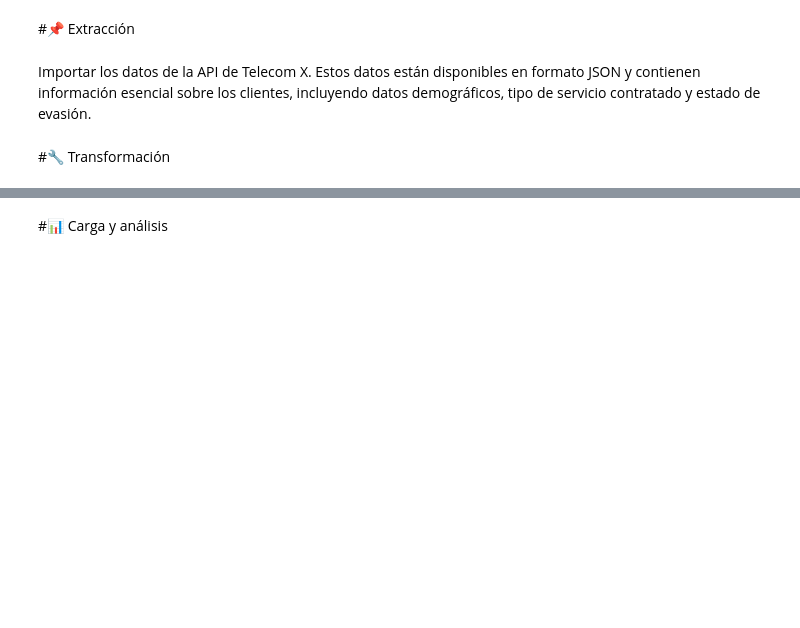
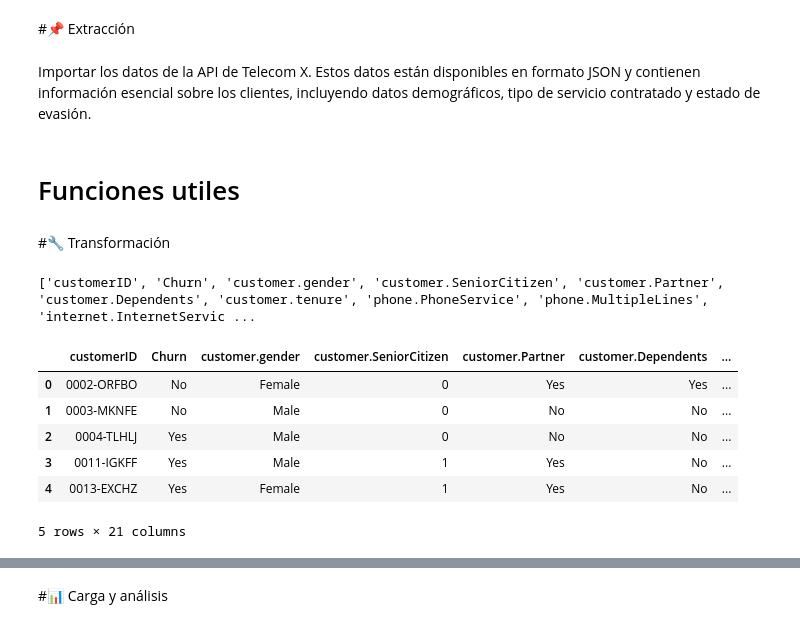
Before and after one commit to GiladitasdL/Desafio-Telecom-X-Parte-1, a Jupyter notebook: TelecomX_LATAM_Eleonora.ipynb, the cells around one changed output, grey strips where cells are left out. Drawn from its saved outputs; the diff is of its cells as text; code cells hidden in the pictures; blank space fills up the shorter version.

```diff
--- a/TelecomX_LATAM_Eleonora.ipynb
+++ b/TelecomX_LATAM_Eleonora.ipynb
@@ -6,0 +21,2 @@
+# %% [markdown]
+# Funciones utiles
@@ -7,2 +91,29 @@
 # %% [markdown]
 #🔧 Transformación
+# %%
+
+df_usuarios = pd.json_normalize(data, sep='.')
+
+#['customerID', 'Churn', 'customer.gender', 'customer.SeniorCitizen', 'customer.Partner', ...]
+print(df_usuarios.columns.tolist())
+
+col_enteros = [ 'customer.tenure']
+col_decimal = ['account.Charges.Monthly', 'account.Charges.Total']
+
+#Reemplazar los espacios vacios de columnas numéricas
+df_usuarios[col_decimal] = df_usuarios[col_decimal].replace(' ', np.nan)
+#Tipos correctos de datos
+df_usuarios[col_enteros] = df_usuarios[col_enteros].astype(np.int64)
+df_usuarios[col_decimal] = df_usuarios[col_decimal].astype(np.float64)
+
+#df completo
+df_usuarios.head()
+# %% [output]
+['customerID', 'Churn', 'customer.gender', 'customer.SeniorCitizen', 'customer.Partner', 'customer.Dependents', 'customer.tenure', 'phone.PhoneService', 'phone.MultipleLines', 'internet.InternetServic ...
+|  | customerID | Churn | customer.gender | customer.SeniorCitizen | customer.Partner | customer.Dependents | ... |
+| 0 | 0002-ORFBO | No | Female | 0 | Yes | Yes | ... |
+| 1 | 0003-MKNFE | No | Male | 0 | No | No | ... |
+| 2 | 0004-TLHLJ | Yes | Male | 0 | No | No | ... |
+| 3 | 0011-IGKFF | Yes | Male | 1 | Yes | No | ... |
+| 4 | 0013-EXCHZ | Yes | Female | 1 | Yes | No | ... |
+5 rows × 21 columns
```
Also changed, not shown: parts of 32 cells of this notebook.
